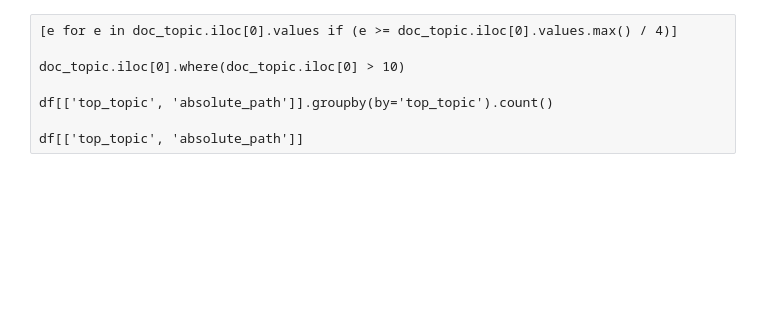
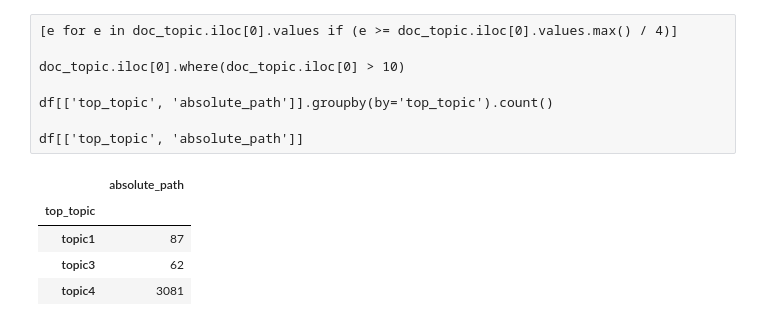
Before and after one commit to sizigia/controlledchaos, a Jupyter notebook: notebooks/4_Topic_Modeling.ipynb, the cells around one changed output. Cells and saved outputs as stored; diff of their text form; code cells hidden in the pictures; blank space fills up the shorter version.

```diff
--- a/notebooks/4_Topic_Modeling.ipynb
+++ b/notebooks/4_Topic_Modeling.ipynb
@@ -166,3 +297,11 @@ doc_topic.iloc[0].where(doc_topic.iloc[0] > 10)
 df[['top_topic', 'absolute_path']].groupby(by='top_topic').count()
 
 df[['top_topic', 'absolute_path']]
+# %%
+df[['top_topic', 'absolute_path']].groupby(by='top_topic').count()
+# %% [output]
+|  | absolute_path |
+| top_topic |  |
+| topic1 | 87 |
+| topic3 | 62 |
+| topic4 | 3081 |
```
Also changed, not shown: parts of 14 cells of this notebook, 24 other files.
